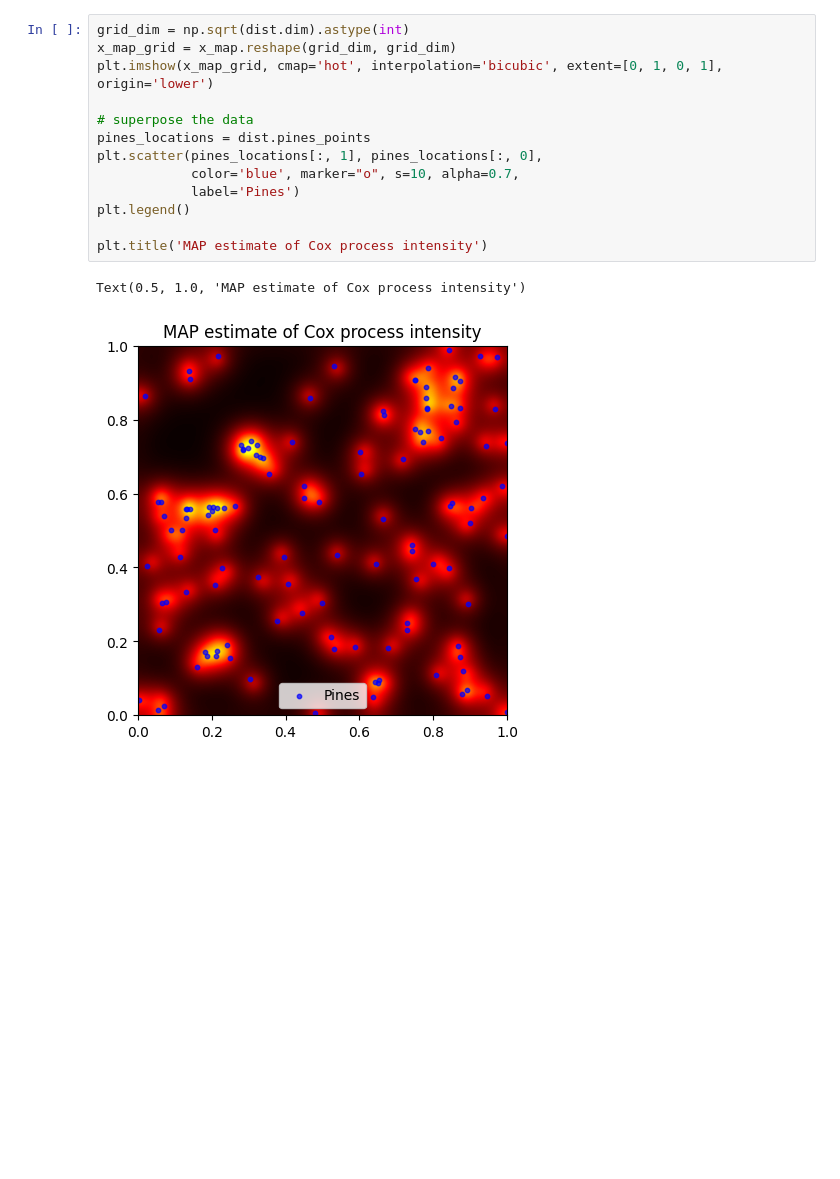
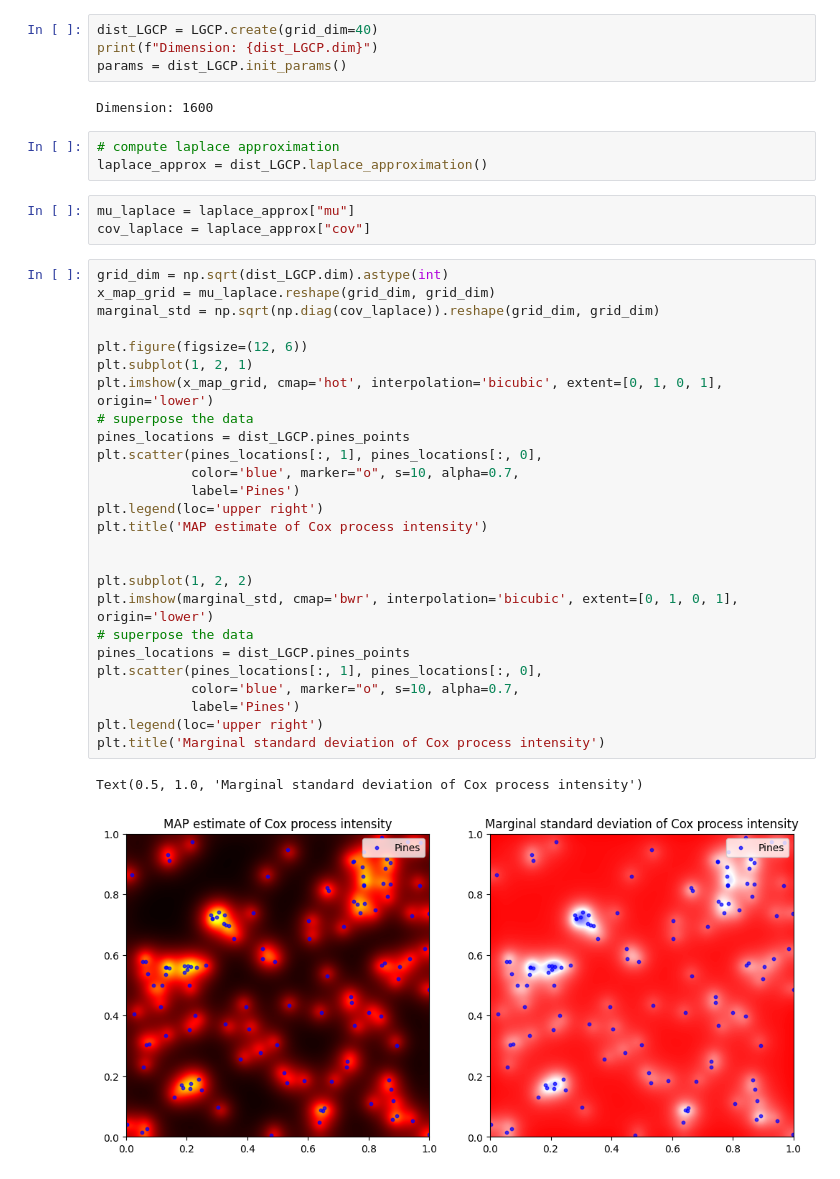
Before and after one commit to alexxthiery/mcjax, a Jupyter notebook: notebooks/distributions/log_gaussian_pine.ipynb, the cells around one changed output. Saved outputs shown, nothing was run; the diff lists cells and outputs as text; blank space fills up the shorter version.

Commit message:
update log_gaussian cox process distribution example

```diff
--- a/notebooks/distributions/log_gaussian_pine.ipynb
+++ b/notebooks/distributions/log_gaussian_pine.ipynb
@@ -49,16 +25,41 @@ plt.grid()
+# %%
+dist_LGCP = LGCP.create(grid_dim=40)
+print(f"Dimension: {dist_LGCP.dim}")
+params = dist_LGCP.init_params()
+# %% [output]
+Dimension: 1600
+# %%
+# compute laplace approximation
+laplace_approx = dist_LGCP.laplace_approximation()
+# %%
+mu_laplace = laplace_approx["mu"]
+cov_laplace = laplace_approx["cov"]
 # %%
-grid_dim = np.sqrt(dist.dim).astype(int)
-x_map_grid = x_map.reshape(grid_dim, grid_dim)
+grid_dim = np.sqrt(dist_LGCP.dim).astype(int)
+x_map_grid = mu_laplace.reshape(grid_dim, grid_dim)
+marginal_std = np.sqrt(np.diag(cov_laplace)).reshape(grid_dim, grid_dim)
+
+plt.figure(figsize=(12, 6))
+plt.subplot(1, 2, 1)
 plt.imshow(x_map_grid, cmap='hot', interpolation='bicubic', extent=[0, 1, 0, 1], origin='lower')
-
 # superpose the data
-pines_locations = dist.pines_points
+pines_locations = dist_LGCP.pines_points
 plt.scatter(pines_locations[:, 1], pines_locations[:, 0],
             color='blue', marker="o", s=10, alpha=0.7,
             label='Pines')
-plt.legend()
+plt.legend(loc='upper right')
+plt.title('MAP estimate of Cox process intensity')
 
-plt.title('MAP estimate of Cox process intensity')
+
+plt.subplot(1, 2, 2)
+plt.imshow(marginal_std, cmap='bwr', interpolation='bicubic', extent=[0, 1, 0, 1], origin='lower')
+# superpose the data
+pines_locations = dist_LGCP.pines_points
+plt.scatter(pines_locations[:, 1], pines_locations[:, 0],
+            color='blue', marker="o", s=10, alpha=0.7,
+            label='Pines')
+plt.legend(loc='upper right')
+plt.title('Marginal standard deviation of Cox process intensity')
 # %% [output]
-Text(0.5, 1.0, 'MAP estimate of Cox process intensity')
+Text(0.5, 1.0, 'Marginal standard deviation of Cox process intensity')
-[figure, old version]
+[figure, new version]
```
Also changed, not shown: parts of 4 cells of this notebook, 6 other files.
